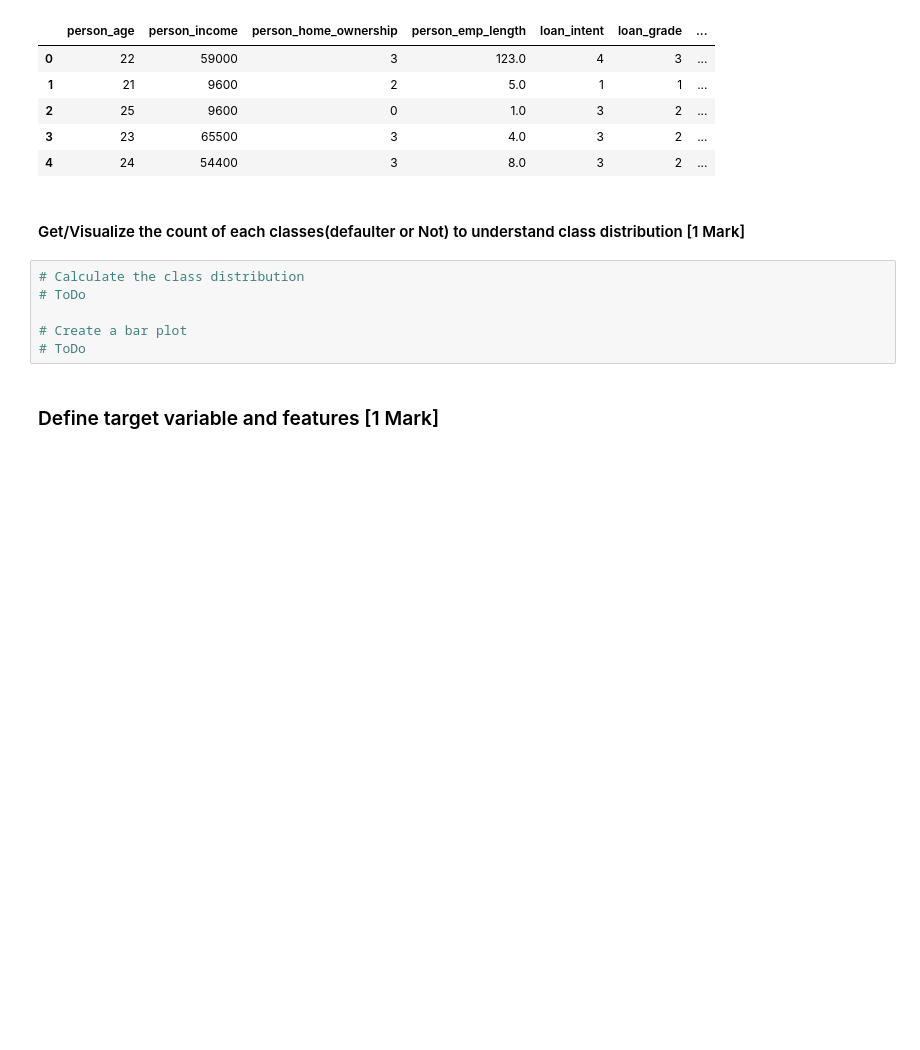
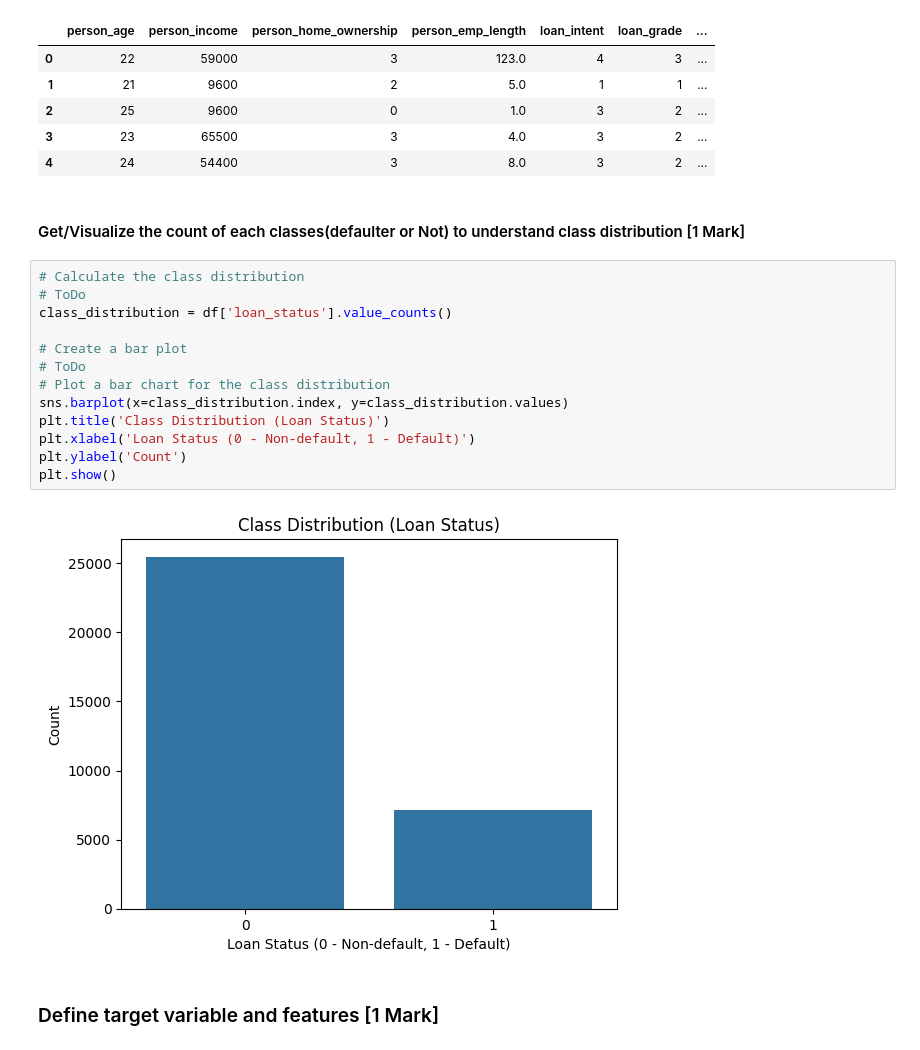
Before and after one commit to TSChallenges/npci-mlops-playground-challenge-4-jamisettidurgabhavani, a Jupyter notebook: ML_Classification_Model_Building.ipynb, the cells around one changed output. Cells and saved outputs as stored; diff of their text form; blank space fills up the shorter version.

Commit message:
class distribution has been completed

```diff
--- a/ML_Classification_Model_Building.ipynb
+++ b/ML_Classification_Model_Building.ipynb
@@ -253,12 +253,21 @@ df.head()
 | 4 | 24 | 54400 | 3 | 8.0 | 3 | 2 | ... |
 # %% [markdown]
 #### Get/Visualize the count of each classes(defaulter or Not) to understand class distribution [1 Mark]
-# %%
-# Calculate the class distribution
-# ToDo
-
-# Create a bar plot
-# ToDo
+# %%
+# Calculate the class distribution
+# ToDo
+class_distribution = df['loan_status'].value_counts()
+
+# Create a bar plot
+# ToDo
+# Plot a bar chart for the class distribution
+sns.barplot(x=class_distribution.index, y=class_distribution.values)
+plt.title('Class Distribution (Loan Status)')
+plt.xlabel('Loan Status (0 - Non-default, 1 - Default)')
+plt.ylabel('Count')
+plt.show()
+# %% [output]
+[figure, added]
 # %% [markdown]
 ### Define target variable and features [1 Mark]
 # %%
```
